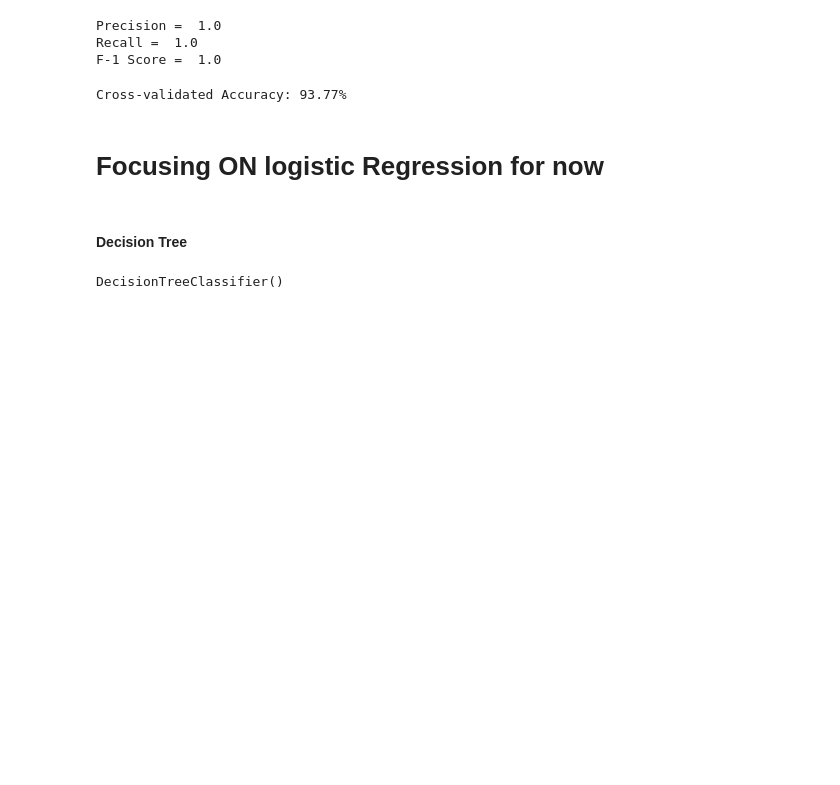
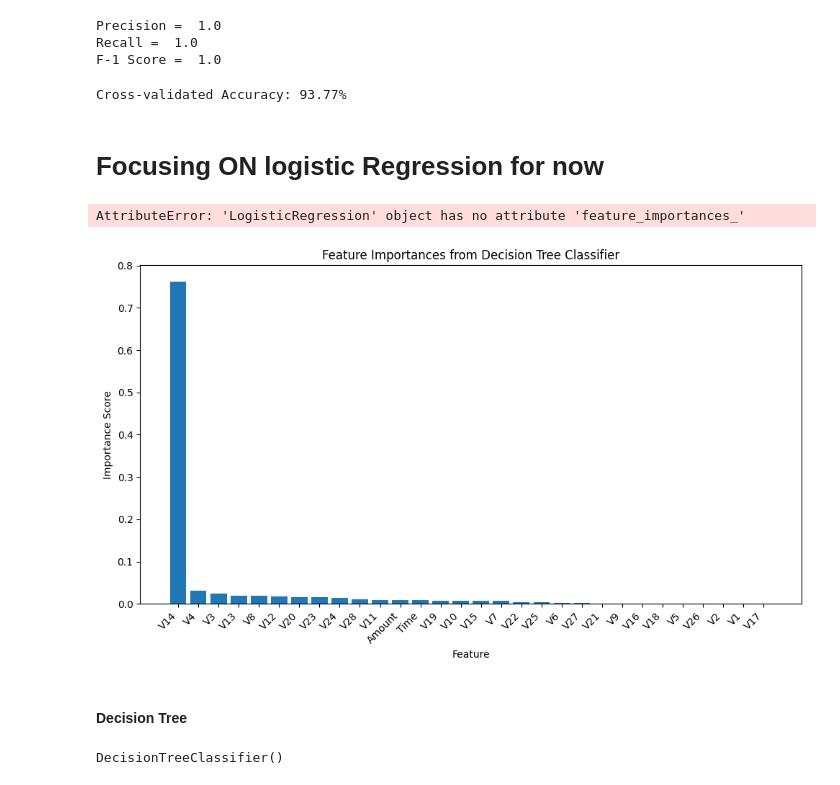
Before and after one commit to JOCRZ/TechnoHacks_Internship, a Jupyter notebook: Project1/EDA.ipynb, the cells around one changed output. Cells and saved outputs as stored; diff of their text form; code cells hidden in the pictures; blank space fills up the shorter version.

```diff
--- a/Project1/EDA.ipynb
+++ b/Project1/EDA.ipynb
@@ -472,6 +479,42 @@ Cross-validated Accuracy: 93.77%
 dsfasdf
 # %% [markdown]
 # Focusing ON logistic Regression for now
+# %%
+# feature extraction
+from sklearn.tree import DecisionTreeClassifier
+dtc = DecisionTreeClassifier()
+dtc.fit(x, y)
+dtc.feature_importances_
+# %% [output]
+AttributeError: 'LogisticRegression' object has no attribute 'feature_importances_'
+# %%
+import matplotlib.pyplot as plt
+import numpy as np
+
+# Assuming dtc.feature_importances_ contains the importance scores
+feature_importances = dtc.feature_importances_
+
+# Assuming feature_names is a list of feature names (replace with your actual feature names)
+feature_names = ['Time', 'V1', 'V2', 'V3', 'V4', 'V5', 'V6', 'V7', 'V8', 'V9', 'V10',
+       'V11', 'V12', 'V13', 'V14', 'V15', 'V16', 'V17', 'V18', 'V19', 'V20',
+       'V21', 'V22', 'V23', 'V24', 'V25', 'V26', 'V27', 'V28', 'Amount']
+
+# Sort the features based on their importances
+sorted_indices = np.argsort(feature_importances)[::-1]
+sorted_feature_importances = feature_importances[sorted_indices]
+sorted_feature_names = [feature_names[i] for i in sorted_indices]
+
+# Plotting the bar chart
+plt.figure(figsize=(10, 6))
+plt.bar(range(len(sorted_feature_importances)), sorted_feature_importances, align="center")
+plt.xticks(range(len(sorted_feature_importances)), sorted_feature_names, rotation=45, ha="right")
+plt.xlabel("Feature")
+plt.ylabel("Importance Score")
+plt.title("Feature Importances from Decision Tree Classifier")
+plt.tight_layout()
+plt.show()
+# %% [output]
+[figure, added]
 # %% [markdown]
 #### Decision Tree
 # %%
```
Also changed, not shown: parts of 2 cells of this notebook, 2 other files.
